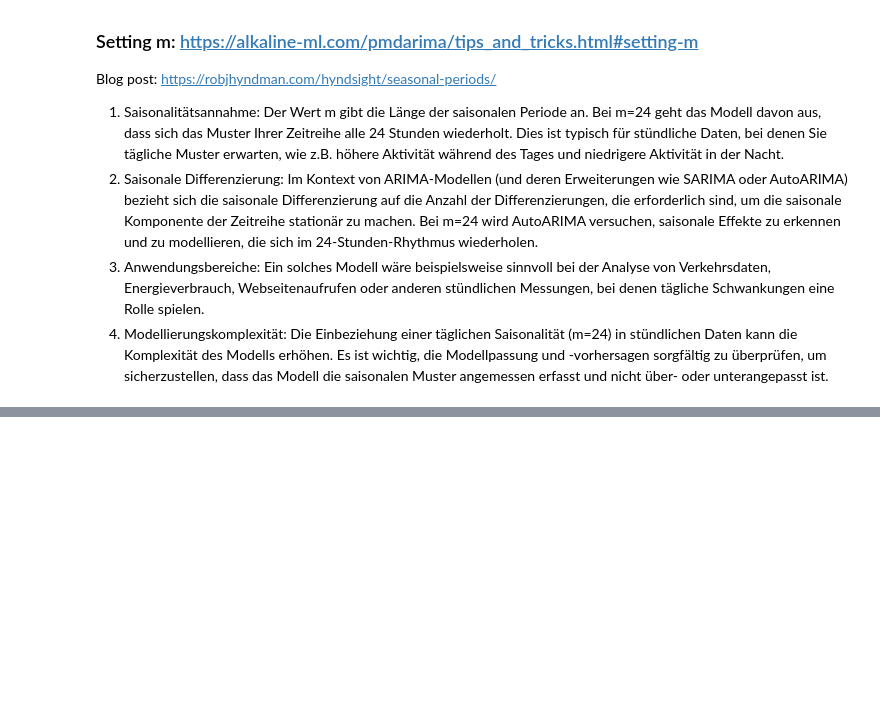
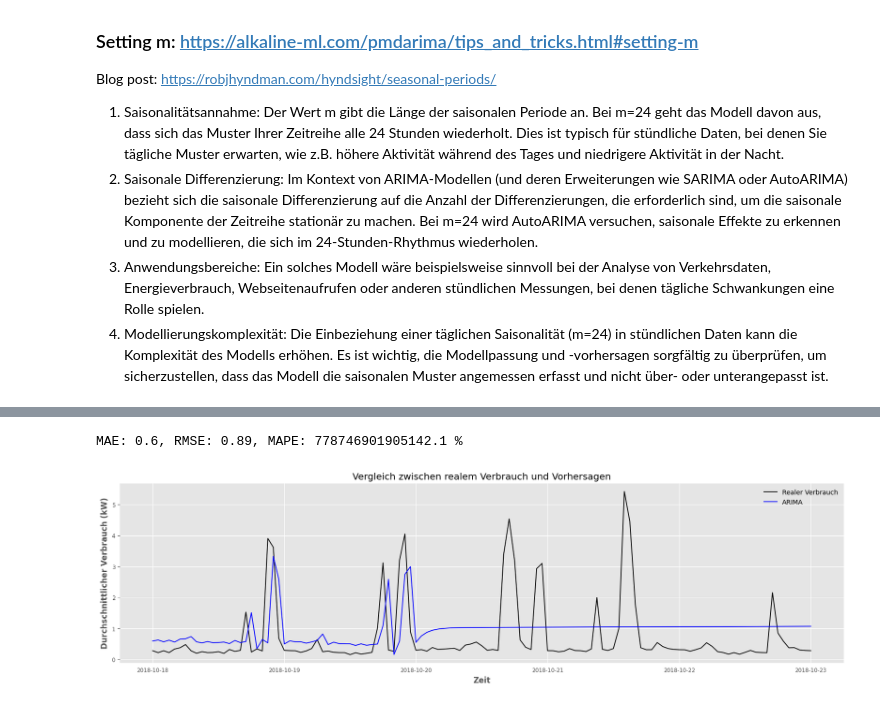
Before and after one commit to philipplandeck/energy-consumption-prediction, a Jupyter notebook: src/03-arima-prediction.ipynb, the cells around one changed output, grey strips where cells are left out. Saved outputs shown, nothing was run; the diff lists cells and outputs as text; code cells hidden in the pictures; blank space fills up the shorter version.

```diff
--- a/src/03-arima-prediction.ipynb
+++ b/src/03-arima-prediction.ipynb
@@ -155,16 +123,3 @@ Blog post: https://robjhyndman.com/hyndsight/seasonal-periods/
 2. Saisonale Differenzierung: Im Kontext von ARIMA-Modellen (und deren Erweiterungen wie SARIMA oder AutoARIMA) bezieht sich die saisonale Differenzierung auf die Anzahl der Differenzierungen, die erforderlich sind, um die saisonale Komponente der Zeitreihe stationär zu machen. Bei m=24 wird AutoARIMA versuchen, saisonale Effekte zu erkennen und zu modellieren, die sich im 24-Stunden-Rhythmus wiederholen.
 3. Anwendungsbereiche: Ein solches Modell wäre beispielsweise sinnvoll bei der Analyse von Verkehrsdaten, Energieverbrauch, Webseitenaufrufen oder anderen stündlichen Messungen, bei denen tägliche Schwankungen eine Rolle spielen.
 4. Modellierungskomplexität: Die Einbeziehung einer täglichen Saisonalität (m=24) in stündlichen Daten kann die Komplexität des Modells erhöhen. Es ist wichtig, die Modellpassung und -vorhersagen sorgfältig zu überprüfen, um sicherzustellen, dass das Modell die saisonalen Muster angemessen erfasst und nicht über- oder unterangepasst ist.
-# %%
-df = df.tail(1000)
-train, test = train_test_split(df, train_size=0.8, shuffle=False)
-
-# Train Data Imputation (Forward Fill)
-complete_range = pd.date_range(start=train.index.min(), end=train.index.max(), freq='H')
-train_data = train.reindex(complete_range)
-train_data.fillna(method='ffill', inplace=True)
-
-# Test Data Imputation (Forward Fill)
-complete_range = pd.date_range(start=test.index.min(), end=test.index.max(), freq='H')
-test_data = test.reindex(complete_range)
-test_data.fillna(method='ffill', inplace=True)
@@ -245,0 +154,30 @@ MAE: 0.55, RMSE: 0.88, MAPE: 86.57 %
+# %%
+from statsmodels.tsa.arima.model import ARIMA
+
+arima_model = ARIMA(train_data, order=(2,0,2))
+model_fit = arima_model.fit()
+
+all_data = pd.concat([train_data, test_data])
+arima_predictions = model_fit.predict(start=all_data.index[0], end=all_data.index[-1])
+print_metrics(all_data, arima_predictions)
+# %% [output]
+MAE: 0.6, RMSE: 0.89, MAPE: 778746901905142.1 %
+# %%
+df_comp = pd.DataFrame(all_data)
+df_comp.rename(columns={'use': 'actual'}, inplace=True)
+df_comp['arima_preds'] = arima_predictions
+
+start_idx = pd.to_datetime('2018-10-18')
+end_idx = pd.to_datetime('2018-10-23')
+df_plot = df_comp[start_idx:end_idx]
+
+plt.figure(figsize=(20, 5))
+plt.plot(df_plot.index, df_plot.actual, color='black', label='Realer Verbrauch')
+plt.plot(df_plot.index, df_plot.arima_preds, color='blue', label='ARIMA')
+plt.title('Vergleich zwischen realem Verbrauch und Vorhersagen')
+plt.xlabel('Zeit')
+plt.ylabel('Durchschnittlicher Verbrauch (kW)')
+plt.legend()
+plt.show()
+# %% [output]
+[figure, added]
```
Also changed, not shown: parts of 32 cells of this notebook, 2 other files.
